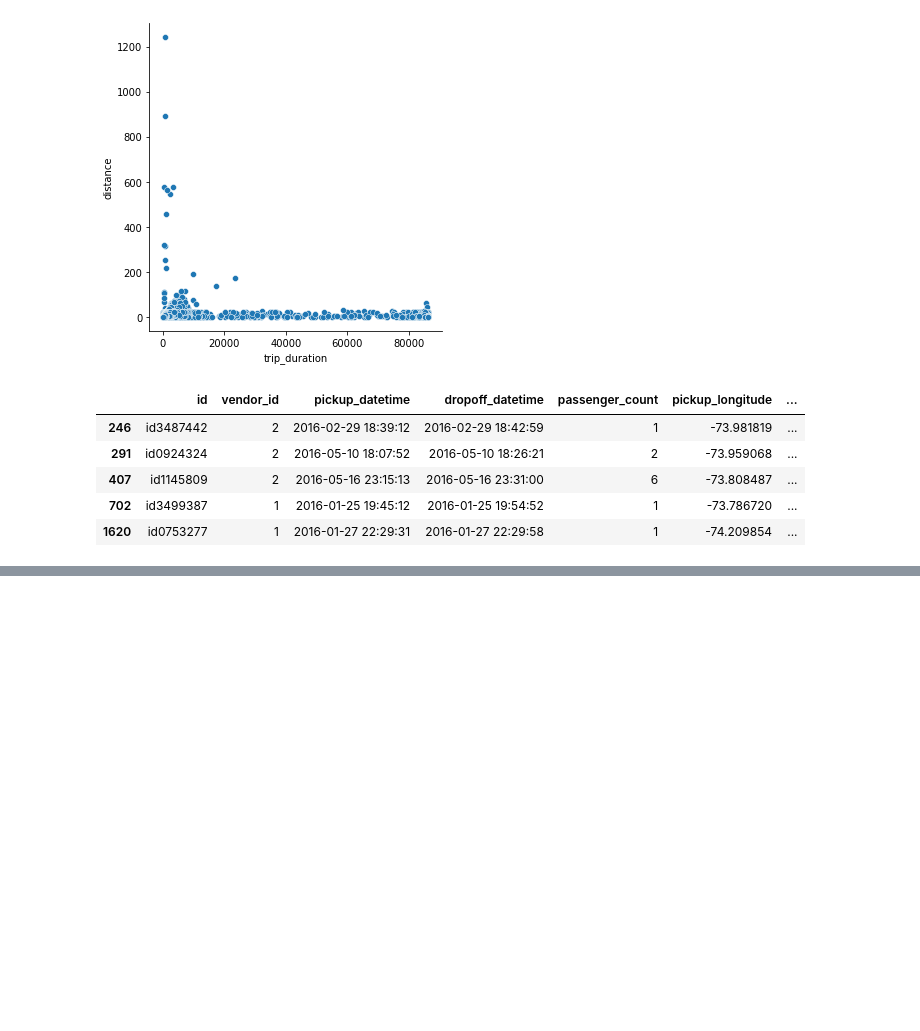
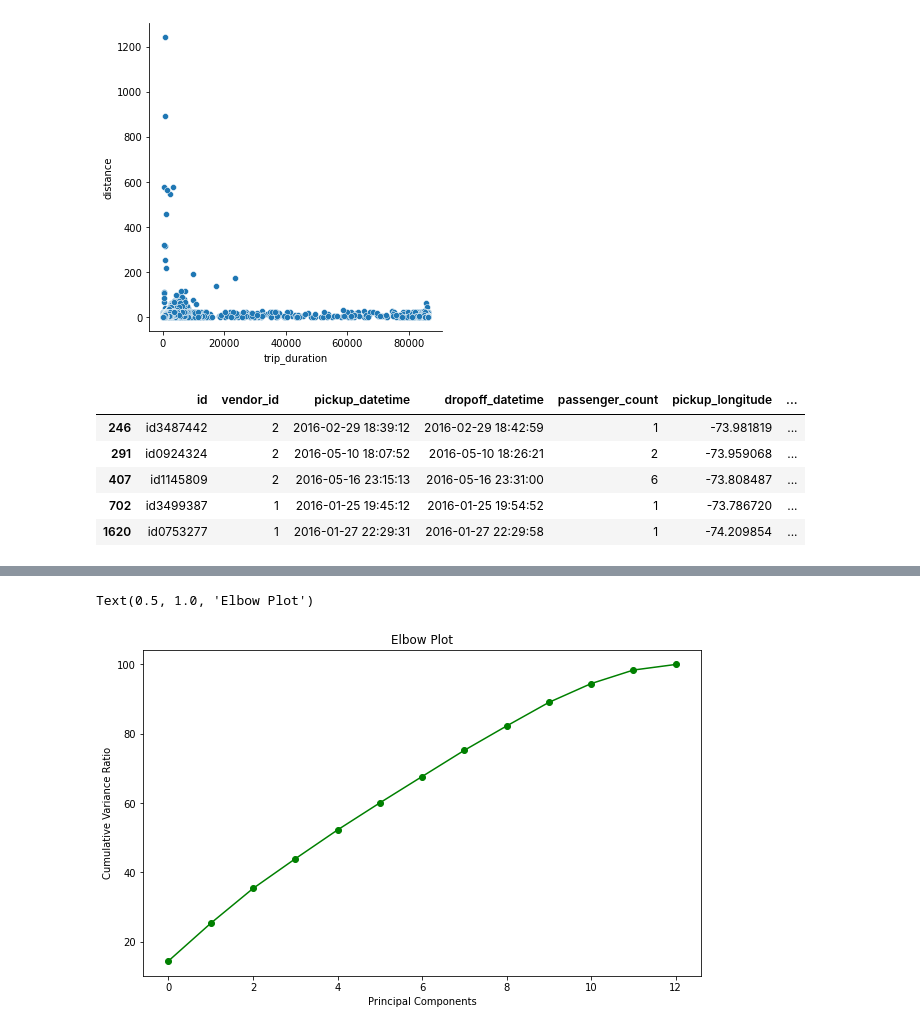
Before and after one commit to Vidhuran-Rajendran/NYC-Taxi-Trip-Time-Prediction, a Jupyter notebook: NYC_Taxi_Trip_Time_Prediction_Capstone_Project.ipynb, the cells around one changed output, grey strips where cells are left out. Drawn from its saved outputs; the diff is of its cells as text; code cells hidden in the pictures; blank space fills up the shorter version.

```diff
--- a/NYC_Taxi_Trip_Time_Prediction_Capstone_Project.ipynb
+++ b/NYC_Taxi_Trip_Time_Prediction_Capstone_Project.ipynb
@@ -390,0 +470,11 @@ data1['vendor_id']=encoder.fit_transform(data1['vendor_id'])
+# %%
+#Cumulative Variance Ratio
+
+plt.figure(figsize=(10,6))
+plt.plot(np.cumsum(var_rat)*100, color="g", marker='o')
+plt.xlabel("Principal Components")
+plt.ylabel("Cumulative Variance Ratio")
+plt.title('Elbow Plot')
+# %% [output]
+Text(0.5, 1.0, 'Elbow Plot')
+[figure, added]
```
Also changed, not shown: parts of 14 cells of this notebook.
